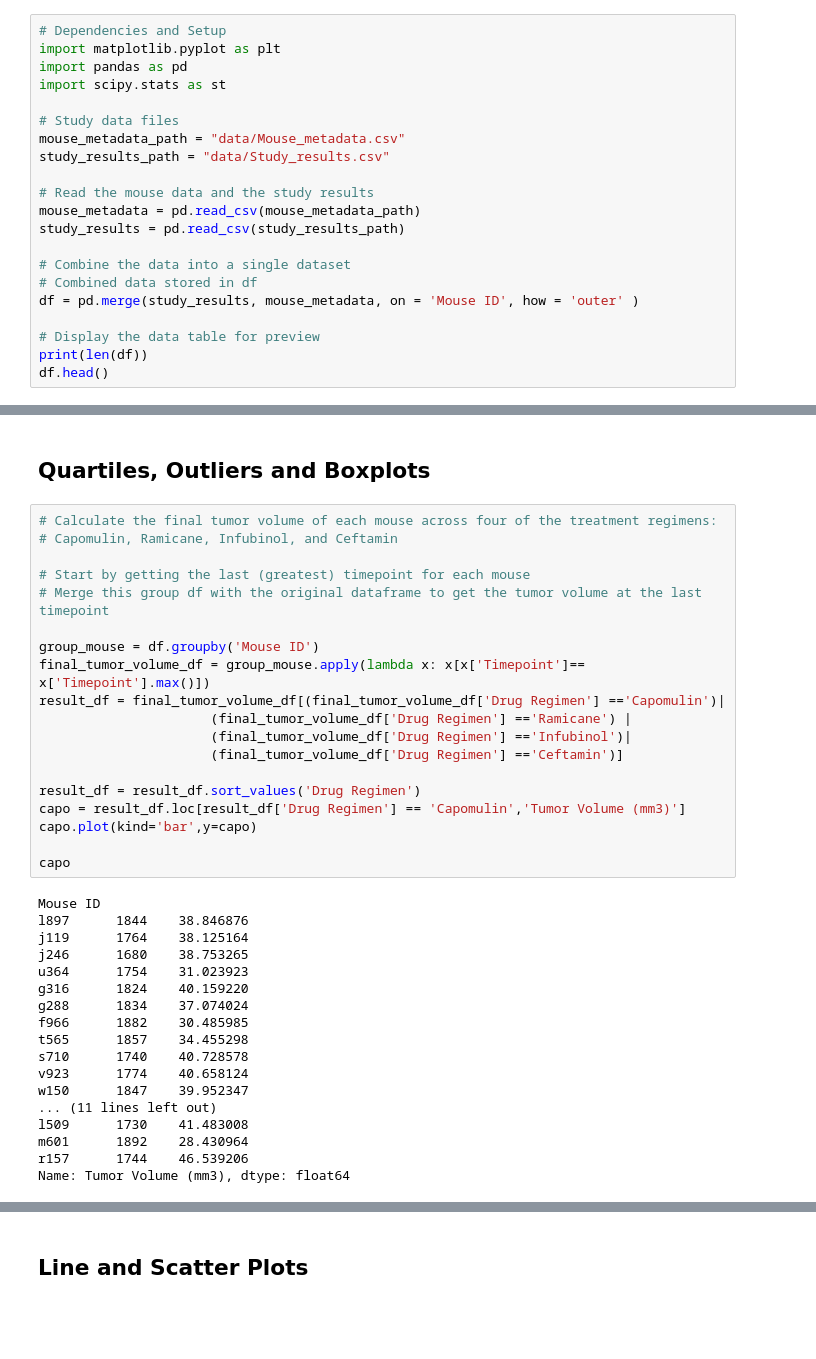
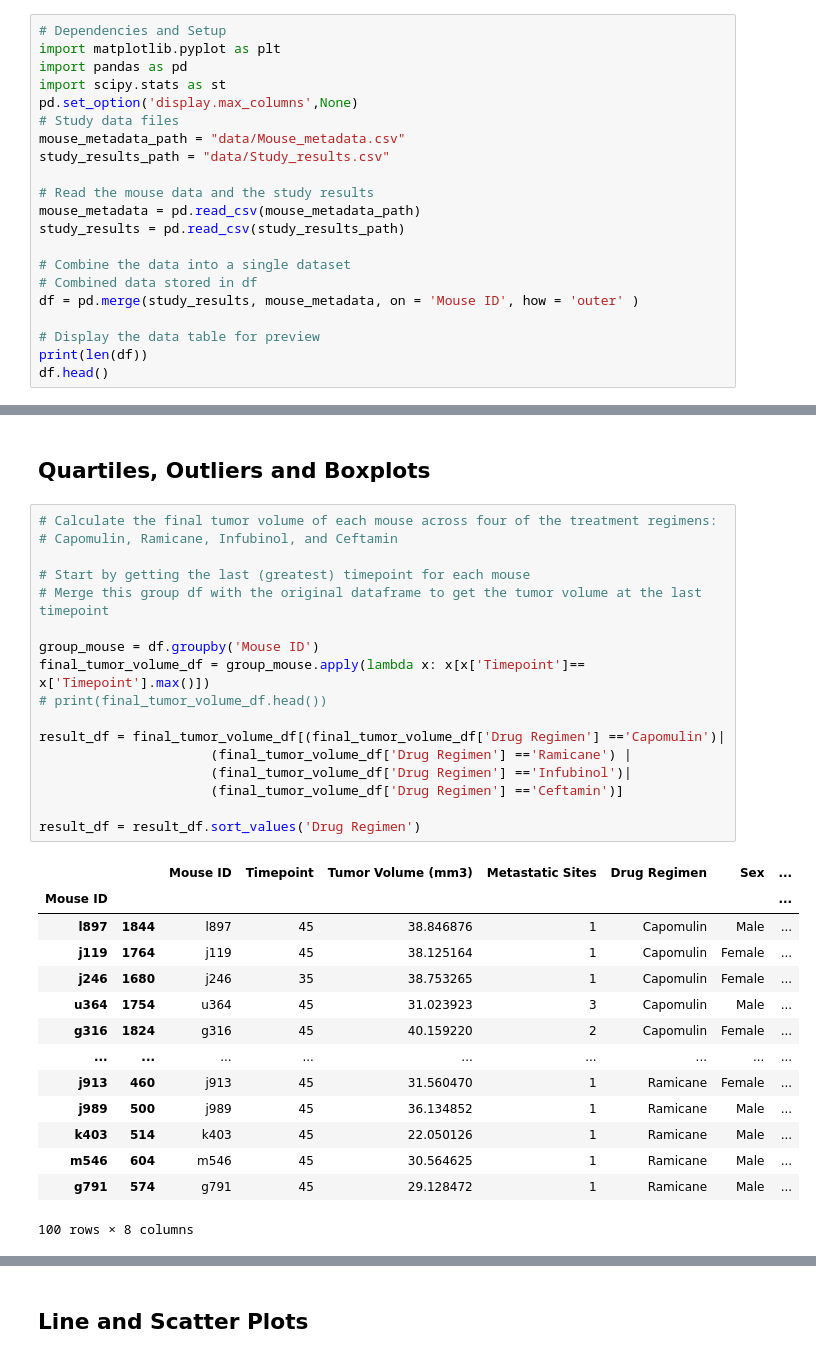
Before and after one commit to MohanPanga/pharma_data, a Jupyter notebook: Pymaceuticals/pymaceuticals_starter.ipynb, the cells around one changed output, grey strips where cells are left out. Drawn from its saved outputs; the diff is of its cells as text; blank space fills up the shorter version.

```diff
--- a/Pymaceuticals/pymaceuticals_starter.ipynb
+++ b/Pymaceuticals/pymaceuticals_starter.ipynb
@@ -5,7 +5,7 @@
 import matplotlib.pyplot as plt
 import pandas as pd
 import scipy.stats as st
-
+pd.set_option('display.max_columns',None)
 # Study data files
 mouse_metadata_path = "data/Mouse_metadata.csv"
 study_results_path = "data/Study_results.csv"
@@ -194,37 +194,32 @@ plt.pie(male_female,  autopct="%1.1f%%", labels= ['Female','Male'], shadow=True)
 # %%
 # Calculate the final tumor volume of each mouse across four of the treatment regimens:
 # Capomulin, Ramicane, Infubinol, and Ceftamin
 
 # Start by getting the last (greatest) timepoint for each mouse
 # Merge this group df with the original dataframe to get the tumor volume at the last timepoint
 
 group_mouse = df.groupby('Mouse ID')
 final_tumor_volume_df = group_mouse.apply(lambda x: x[x['Timepoint']== x['Timepoint'].max()])
+# print(final_tumor_volume_df.head())
+
 result_df = final_tumor_volume_df[(final_tumor_volume_df['Drug Regimen'] =='Capomulin')|
                       (final_tumor_volume_df['Drug Regimen'] =='Ramicane') |
                       (final_tumor_volume_df['Drug Regimen'] =='Infubinol')|
                       (final_tumor_volume_df['Drug Regimen'] =='Ceftamin')]
 
 result_df = result_df.sort_values('Drug Regimen')
-capo = result_df.loc[result_df['Drug Regimen'] == 'Capomulin','Tumor Volume (mm3)']
-capo.plot(kind='bar',y=capo)
-
-capo
 # %% [output]
+|  |  | Mouse ID | Timepoint | Tumor Volume (mm3) | Metastatic Sites | Drug Regimen | Sex | ... |
+| Mouse ID |  |  |  |  |  |  |  | ... |
+| l897 | 1844 | l897 | 45 | 38.846876 | 1 | Capomulin | Male | ... |
+| j119 | 1764 | j119 | 45 | 38.125164 | 1 | Capomulin | Female | ... |
+| j246 | 1680 | j246 | 35 | 38.753265 | 1 | Capomulin | Female | ... |
+| u364 | 1754 | u364 | 45 | 31.023923 | 3 | Capomulin | Male | ... |
+| g316 | 1824 | g316 | 45 | 40.159220 | 2 | Capomulin | Female | ... |
+| ... | ... | ... | ... | ... | ... | ... | ... | ... |
+| j913 | 460 | j913 | 45 | 31.560470 | 1 | Ramicane | Female | ... |
+| j989 | 500 | j989 | 45 | 36.134852 | 1 | Ramicane | Male | ... |
+| k403 | 514 | k403 | 45 | 22.050126 | 1 | Ramicane | Male | ... |
+| m546 | 604 | m546 | 45 | 30.564625 | 1 | Ramicane | Male | ... |
+| g791 | 574 | g791 | 45 | 29.128472 | 1 | Ramicane | Male | ... |
-Mouse ID
-l897      1844    38.846876
-j119      1764    38.125164
-j246      1680    38.753265
-u364      1754    31.023923
-g316      1824    40.159220
-g288      1834    37.074024
-f966      1882    30.485985
-t565      1857    34.455298
-s710      1740    40.728578
-v923      1774    40.658124
-w150      1847    39.952347
-... (11 lines left out)
-l509      1730    41.483008
-m601      1892    28.430964
-r157      1744    46.539206
-Name: Tumor Volume (mm3), dtype: float64
+100 rows × 8 columns
```
Also changed, not shown: parts of 5 cells of this notebook.
